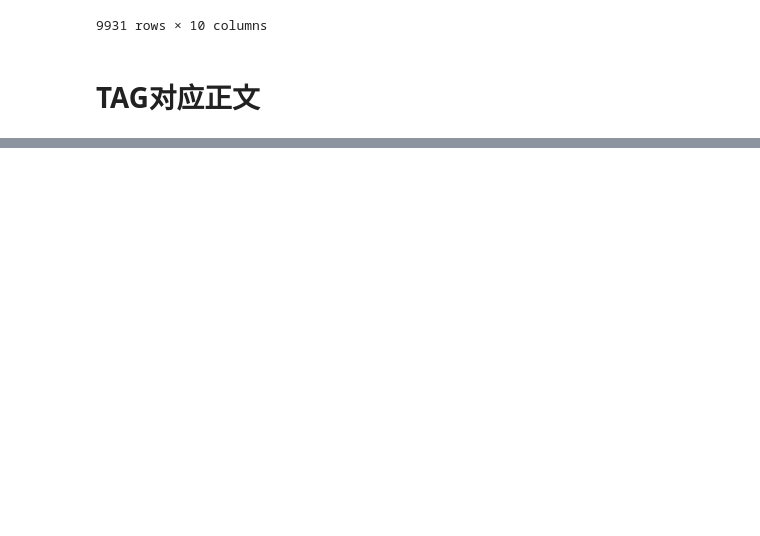
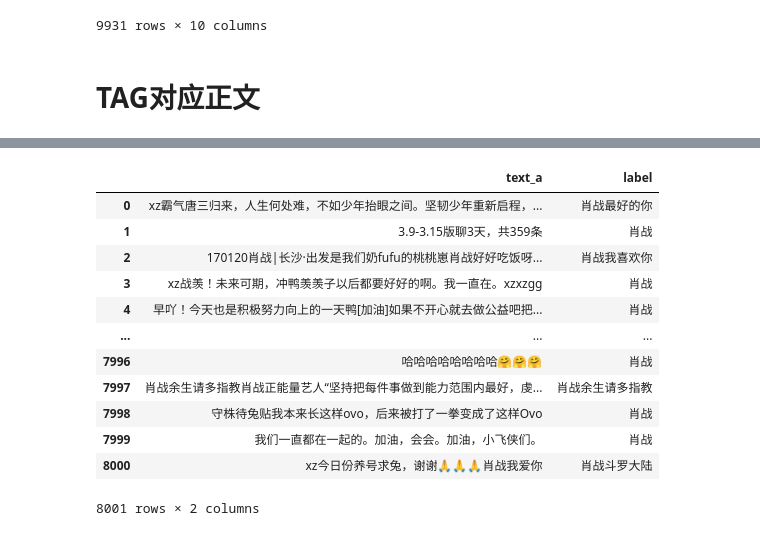
Before and after one commit to mayingwuhu/ghost-on-web, a Jupyter notebook: data_clean/微博清洗.ipynb, the cells around one changed output, grey strips where cells are left out. Cells and saved outputs as stored; diff of their text form; code cells hidden in the pictures; blank space fills up the shorter version.

```diff
--- a/data_clean/微博清洗.ipynb
+++ b/data_clean/微博清洗.ipynb
@@ -395,0 +478,16 @@ data_1
+# %%
+.drop(columns=["index", "level_0"])
+# %% [output]
+|  | text_a | label |
+| 0 | xz霸气唐三归来，人生何处难，不如少年抬眼之间。坚韧少年重新启程，... | 肖战最好的你 |
+| 1 | 3.9-3.15版聊3天，共359条 | 肖战 |
+| 2 | 170120肖战|长沙·出发是我们奶fufu的桃桃崽肖战好好吃饭呀... | 肖战我喜欢你 |
+| 3 | xz战羡！未来可期，冲鸭羡羡子以后都要好好的啊。我一直在。xzxzgg | 肖战 |
+| 4 | 早吖！今天也是积极努力向上的一天鸭[加油]如果不开心就去做公益吧把... | 肖战 |
+| ... | ... | ... |
+| 7996 | 哈哈哈哈哈哈哈哈🤗🤗🤗 | 肖战 |
+| 7997 | 肖战余生请多指教肖战正能量艺人“坚持把每件事做到能力范围内最好，虔... | 肖战余生请多指教 |
+| 7998 | 守株待兔贴我本来长这样ovo，后来被打了一拳变成了这样Ovo | 肖战 |
+| 7999 | 我们一直都在一起的。加油，会会。加油，小飞侠们。 | 肖战 |
+| 8000 | xz今日份养号求兔，谢谢🙏🙏🙏肖战我爱你 | 肖战斗罗大陆 |
+8001 rows × 2 columns
```
Also changed, not shown: parts of 16 cells of this notebook, 3 other files.
